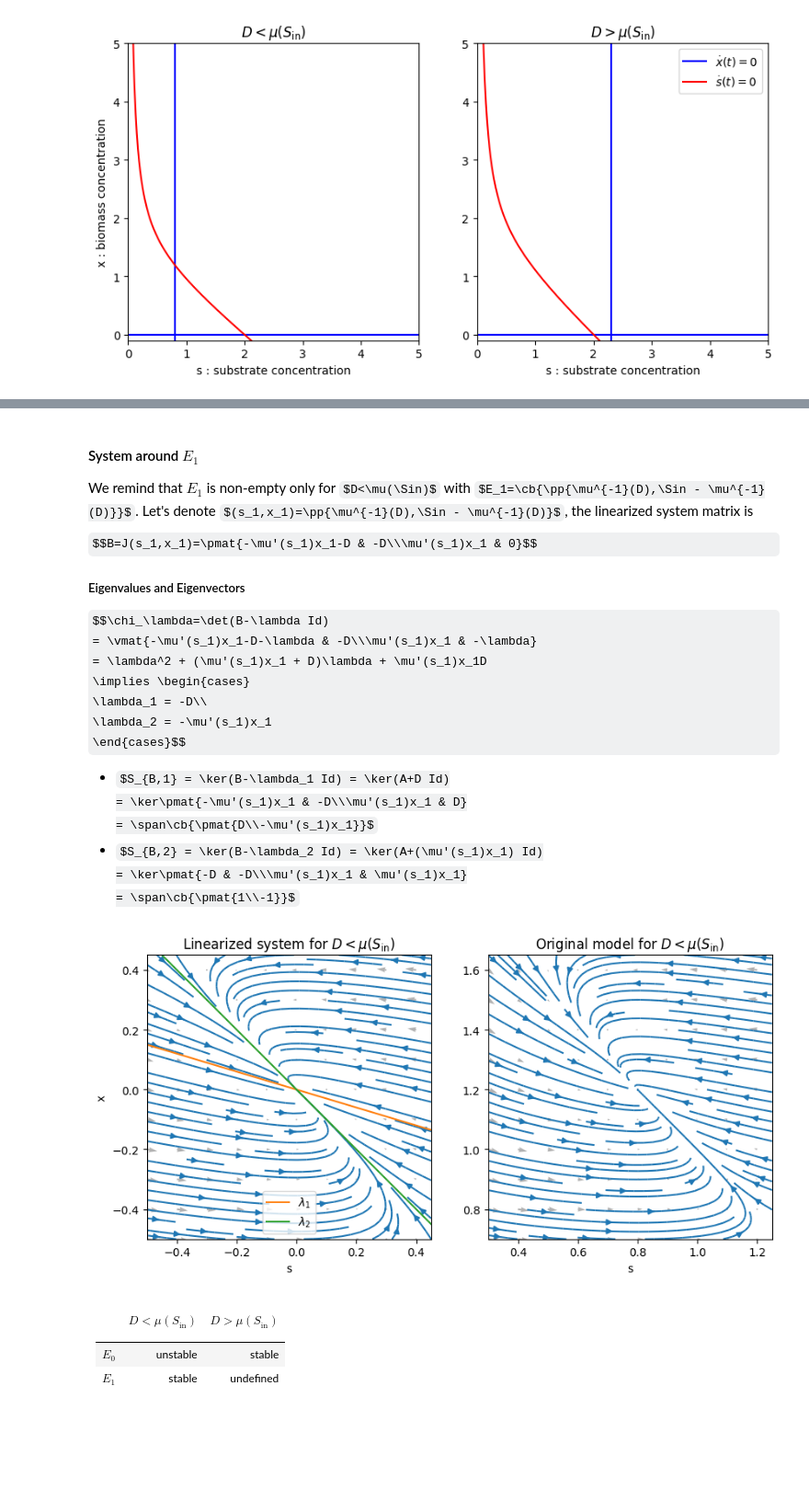
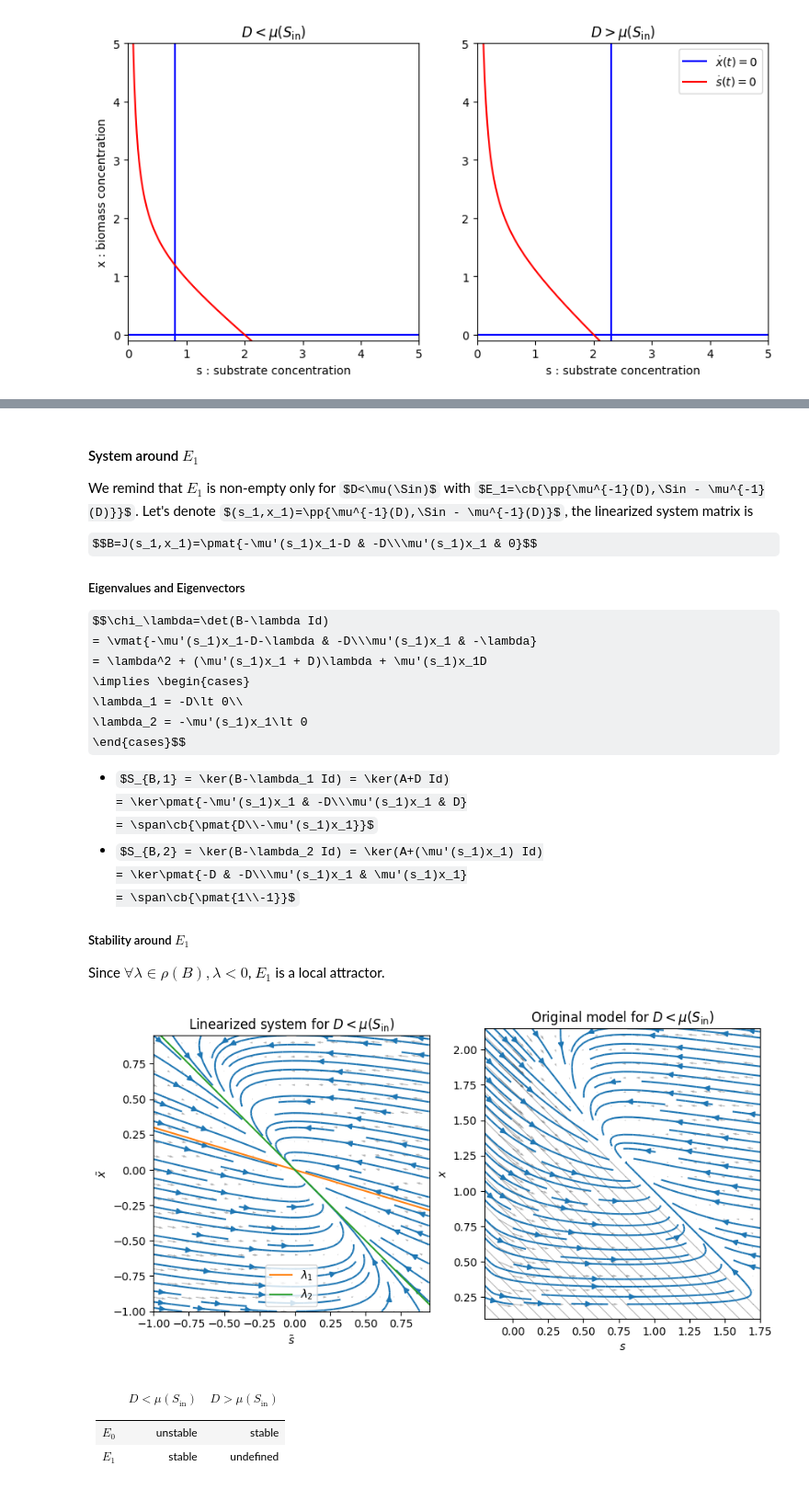
Before and after one commit to rand-asswad/chemostat-models, a Jupyter notebook: notebooks/growth_single_minimal.ipynb, the cells around one changed output, grey strips where cells are left out. Shown at 92% size. Saved outputs shown, nothing was run; the diff lists cells and outputs as text; code cells hidden in the pictures; some formulas as TeX source; blank space fills up the shorter version.

Commit message:
Corrected description and elaborated on equilibria stability

```diff
--- a/notebooks/growth_single_minimal.ipynb
+++ b/notebooks/growth_single_minimal.ipynb
@@ -304,8 +392,8 @@ $$\chi_\lambda=\det(B-\lambda Id)
 = \vmat{-\mu'(s_1)x_1-D-\lambda & -D\\\mu'(s_1)x_1 & -\lambda}
 = \lambda^2 + (\mu'(s_1)x_1 + D)\lambda + \mu'(s_1)x_1D
 \implies \begin{cases}
-\lambda_1 = -D\\
-\lambda_2 = -\mu'(s_1)x_1
+\lambda_1 = -D\lt 0\\
+\lambda_2 = -\mu'(s_1)x_1\lt 0
 \end{cases}$$
 
 - $S_{B,1} = \ker(B-\lambda_1 Id) = \ker(A+D Id)
@@ -314,41 +402,47 @@ $$\chi_\lambda=\det(B-\lambda Id)
 - $S_{B,2} = \ker(B-\lambda_2 Id) = \ker(A+(\mu'(s_1)x_1) Id)
   = \ker\pmat{-D & -D\\\mu'(s_1)x_1 & \mu'(s_1)x_1}
   = \span\cb{\pmat{1\\-1}}$
+
+##### Stability around $E_1$
+
+Since $\forall \lambda\in\rho(B), \lambda\lt 0$, $E_1$ is a local attractor.
 # %%
 D = 0.8
 s1 = mu_inv(D, **params)
 pt = [s1, params['Sin'] - s1]
 μx = pt[1] * mu_deriv(s1, **params)
 params.update(D=D)
-slim = pt[0] - 0.5, pt[0] + 0.5
-xlim = pt[1] - 0.5, pt[1] + 0.5
+size = 1
+slim = pt[0] - size, pt[0] + size
+xlim = pt[1] - size, pt[1] + size
 plot_params = dict(mesh=0.1, step=0.05, dF_params=params, scale=20, density=1, alpha=0.3)
 
 def B(s, x, D=1.0, Sin=2.0, μmax=1.0, ks=0.2):
     s1 = mu_inv(D, μmax=μmax, ks=ks)
     x1 = Sin - s1
     μx = x1 * mu_deriv(s1, μmax=μmax, ks=ks)
     ds = -(μx+D)*s -D*x
     dx = μx*s
     return ds, dx
 
 fig, ax = plt.subplots(1, 2)
 
-phase_portrait((-0.5,0.5),(-0.5,0.5), B, ax=ax[0], **plot_params)
-plot_eigenspaces([D,-μx], [1,-1], ax=ax[0])
+phase_portrait((-size,size),(-size,size), B, ax=ax[0], **plot_params)
+plot_eigenspaces([D,-μx], [1,-1], t=[-2*size,2*size], ax=ax[0])
 phase_portrait(slim, xlim, f, ax=ax[1], **plot_params)
 
 label = '{} for $D{}\\mu(S_\\mathrm{{in}})$'
 ax[0].set_title(label.format('Linearized system','<'))
 ax[1].set_title(label.format('Original model','<'))
-ax[0].set_ylabel('x')
 ax[0].legend()
-for i in [0,1]:
-    ax[i].set_xlabel('s')
+ax[0].set_xlabel('$\\tilde{s}$')
+ax[0].set_ylabel('$\\tilde{x}$')
+ax[1].set_xlabel('$s$')
+ax[1].set_ylabel('$x$')
 
 plt.show()
 # %% [output]
-[figure, old version]
+[figure, new version]
 # %% [markdown]
 |       |$$D<\mu(S_\mathrm{{in}})$$|$$D>\mu(S_\mathrm{{in}})$$|
 |:-----:|:------------------------:|:------------------------:|
```
Also changed, not shown: parts of 9 cells of this notebook, 1 other file.
